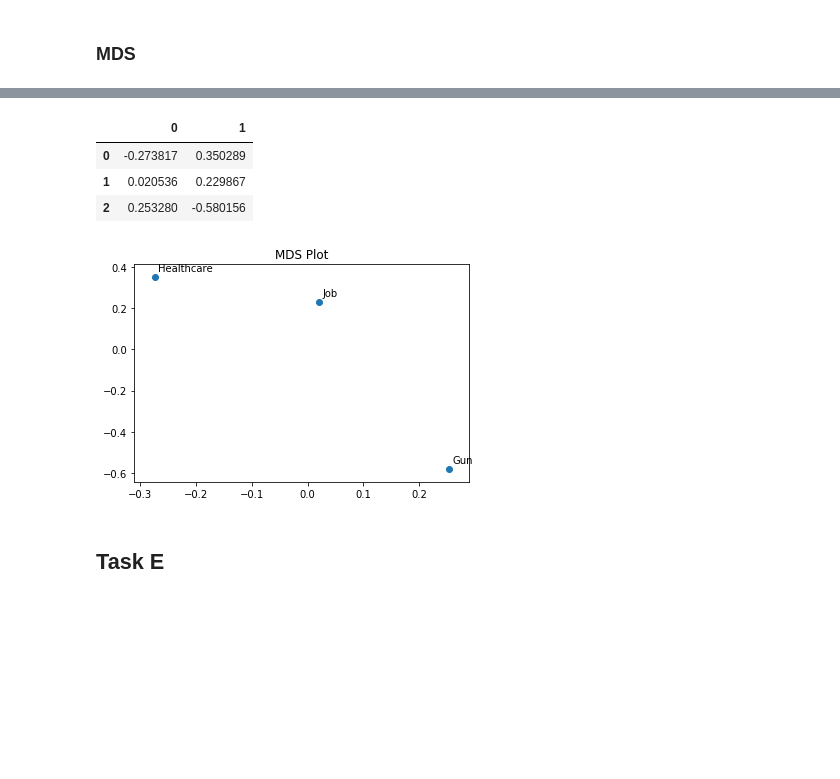
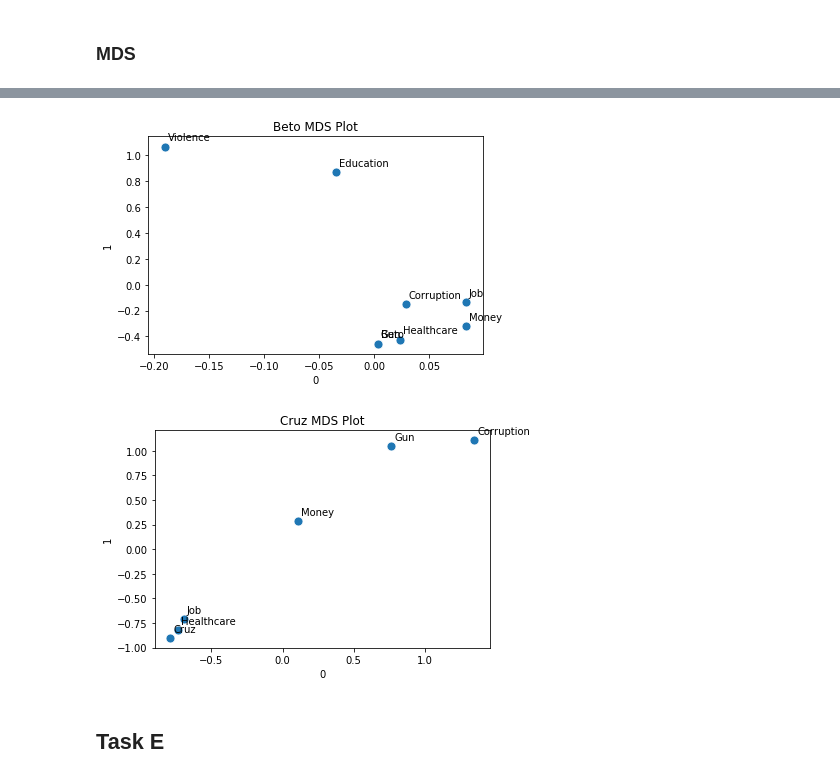
Before and after one commit to BrianPetersonHub/UGCA_Project2, a Jupyter notebook: UGCA_Project2_1023.ipynb, the cells around one changed output, grey strips where cells are left out. Cells and saved outputs as stored; diff of their text form; code cells hidden in the pictures; blank space fills up the shorter version.

```diff
--- a/UGCA_Project2_1023.ipynb
+++ b/UGCA_Project2_1023.ipynb
@@ -777,11 +734,14 @@ import matplotlib.pyplot as plt
 # %%
 mds = MDS()
-# %%
-mds_coordinates = pd.DataFrame(mds.fit_transform(disimilarity_matrix))
-# %%
-mds_coordinates
-# %% [output]
-|  | 0 | 1 |
-| 0 | -0.273817 | 0.350289 |
-| 1 | 0.020536 | 0.229867 |
-| 2 | 0.253280 | -0.580156 |
+# %%
+disimilarity_matrix = df_lift_matrix.apply(lambda x: 1/x)
+# %%
+beto_disimilarity_matrix = disimilarity_matrix.drop(['cruz'], axis=1)
+beto_disimilarity_matrix = beto_disimilarity_matrix.drop(['cruz'], axis=0)
+beto_disimilarity_matrix = beto_disimilarity_matrix.replace([np.inf, -np.inf], np.nan).dropna(subset=['beto'], axis=1, how="all")
+beto_disimilarity_matrix.drop('immigration', axis=0, inplace=True)
+beto_disimilarity_matrix.drop('immigration', axis=1, inplace=True)
+beto_disimilarity_matrix.drop('racist', axis=0, inplace=True)
+beto_disimilarity_matrix.drop('racist', axis=1, inplace=True)
+beto_disimilarity_series = np.array(beto_disimilarity_matrix.loc['beto']).reshape(-1,1)
+#beto_disimilarity_series
@@ -788,21 +758,42 @@ mds_coordinates
+# %%
+beto_mds_coordinates = pd.DataFrame(mds.fit_transform(beto_disimilarity_series))
+cruz_mds_coordinates = pd.DataFrame(mds.fit_transform(cruz_disimilarity_series))
 # %%
-plt.scatter(mds_coordinates[0], mds_coordinates[1])
-plt.title("MDS Plot")
+sns.scatterplot(beto_mds_coordinates[0], beto_mds_coordinates[1], s=80)
+plt.title("Beto MDS Plot")
 
-issues = []
-for i in disimilarity_matrix.index:
-    issues.append(i)
+labels = []
+for i in beto_disimilarity_matrix:
+    labels.append(i)
 
-
-for issue, x, y in zip(issues, mds_coordinates[0], mds_coordinates[1]):
+# https://stackoverflow.com/questions/5147112/how-to-put-individual-tags-for-a-scatter-plot
+for label, x, y in zip(labels, beto_mds_coordinates[0], beto_mds_coordinates[1]):
     plt.annotate(
-        issue.title(),
+        label.title(),
         xy=(x, y), xytext=(3, 4),
         textcoords='offset points', ha='left', va='bottom',
     )
 plt.show()
 # %% [output]
-[figure, old version]
+[figure, new version]
+# %%
+sns.scatterplot(cruz_mds_coordinates[0], cruz_mds_coordinates[1], s=80)
+plt.title("Cruz MDS Plot")
+
+labels = []
+for i in cruz_disimilarity_matrix:
+    labels.append(i)
+
+# https://stackoverflow.com/questions/5147112/how-to-put-individual-tags-for-a-scatter-plot
+for label, x, y in zip(labels, cruz_mds_coordinates[0], cruz_mds_coordinates[1]):
+    plt.annotate(
+        label.title(),
+        xy=(x, y), xytext=(3, 4),
+        textcoords='offset points', ha='left', va='bottom',
+    )
+plt.show()
+# %% [output]
+[figure, added]
 # %% [markdown]
 ## Task E
 # %% [markdown]
```
Also changed, not shown: parts of 19 cells of this notebook.
